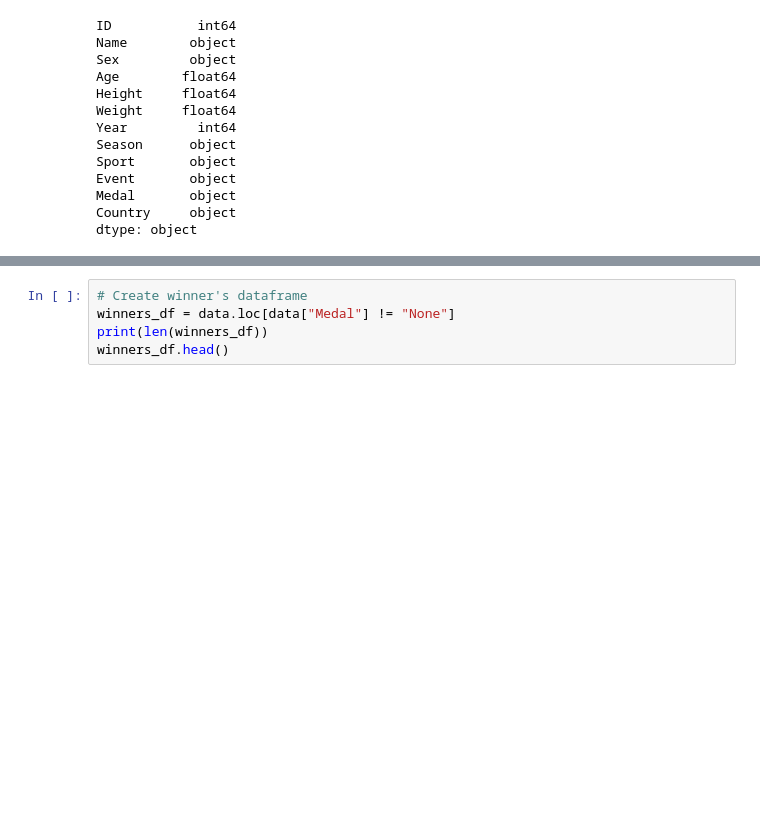
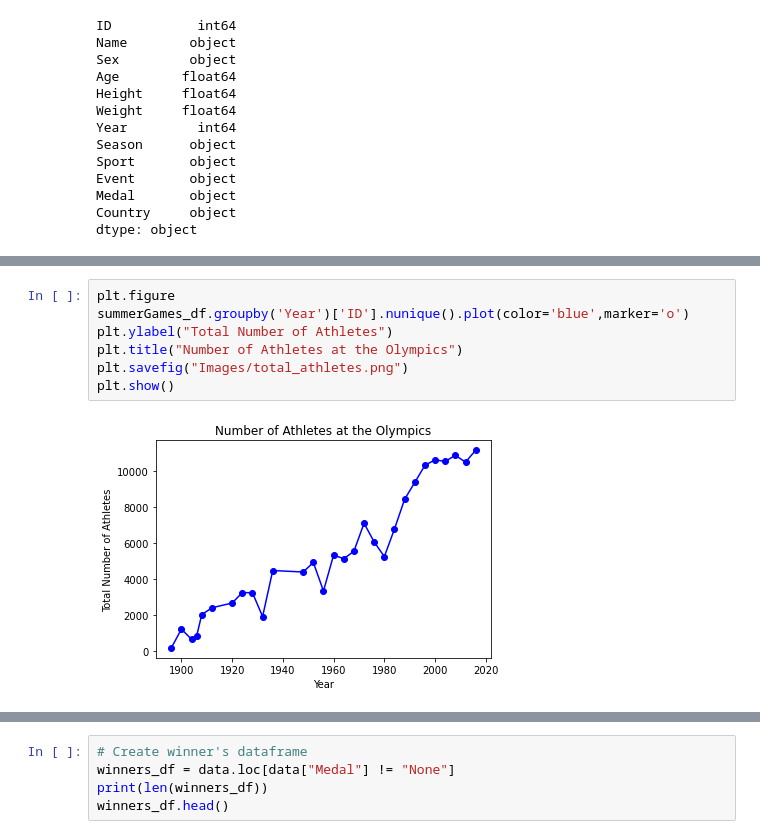
Before and after one commit to sissa81/project1, a Jupyter notebook: olympics.ipynb, the cells around one changed output, grey strips where cells are left out. Cells and saved outputs as stored; diff of their text form; blank space fills up the shorter version.

```diff
--- a/olympics.ipynb
+++ b/olympics.ipynb
@@ -78,0 +125,9 @@ dtype: object
+# %%
+plt.figure
+summerGames_df.groupby('Year')['ID'].nunique().plot(color='blue',marker='o')
+plt.ylabel("Total Number of Athletes")
+plt.title("Number of Athletes at the Olympics")
+plt.savefig("Images/total_athletes.png")
+plt.show()
+# %% [output]
+[figure, added]
```
Also changed, not shown: parts of 28 cells of this notebook, 8 other files.
